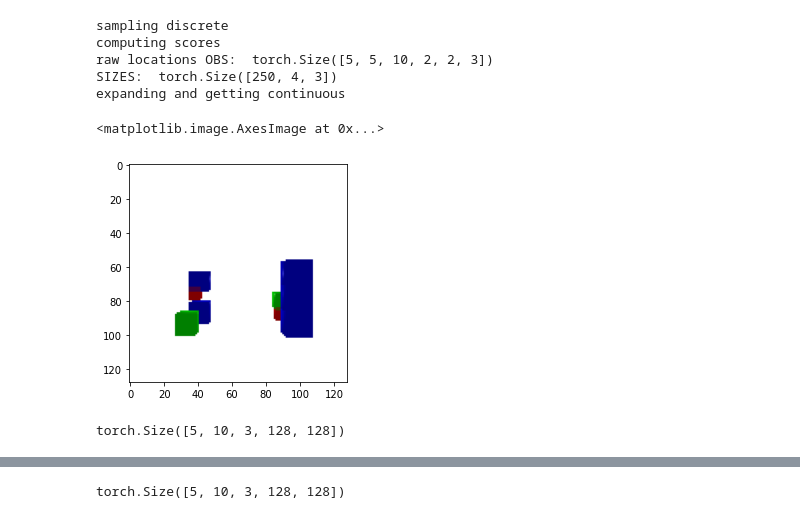
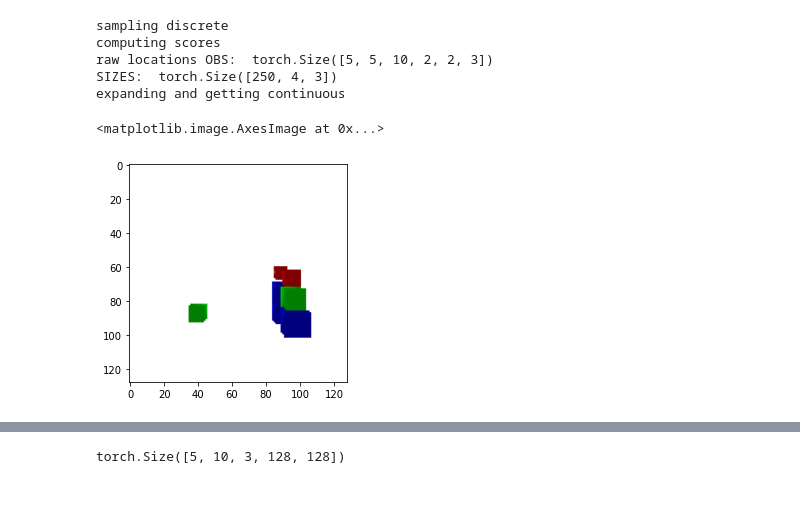
Before and after one commit to tuananhle7/hmws, a Jupyter notebook: cmws/examples/scene_understanding/experimental_notebooks/sample_from_memory.ipynb, the cells around one changed output, grey strips where cells are left out. Cells and saved outputs as stored; diff of their text form; code cells hidden in the pictures.

```diff
--- a/cmws/examples/scene_understanding/experimental_notebooks/sample_from_memory.ipynb
+++ b/cmws/examples/scene_understanding/experimental_notebooks/sample_from_memory.ipynb
@@ -144,7 +144,17 @@ expanding and getting continuous
 # predictive_low = predictive_mean - 2 * predictive_std
 # predictive_high = predictive_mean + 2 * predictive_std
 # %%
-test_obs_id = 8
-particle_id = 4
+test_obs_id = 3
+particle_id = 0
 
 sorted_particle_id = sorted_indices[test_obs_id, particle_id]
+
+num_blocks_selected = num_blocks[sorted_particle_id, test_obs_id]
+stacking_program_selected = stacking_program[sorted_particle_id, test_obs_id]
+raw_locations_selected = raw_locations[sorted_particle_id, test_obs_id]
+
+img = obs_expanded[0][test_obs_id].permute(1,2,0)
+plt.imshow(img)
+# %% [output]
+<matplotlib.image.AxesImage at 0x...>
+[figure, added]
@@ -155,10 +160,0 @@ raw_locations_selected = raw_locations[sorted_particle_id, test_obs_id]
-# %%
-img = obs_expanded[0][test_obs_id].permute(1,2,0)
-plt.imshow(img)
-# %% [output]
-<matplotlib.image.AxesImage at 0x...>
-[figure, removed]
-# %%
-obs_expanded.shape
-# %% [output]
-torch.Size([5, 10, 3, 128, 128])
```
Also changed, not shown: parts of 19 cells of this notebook, 6 other files.
